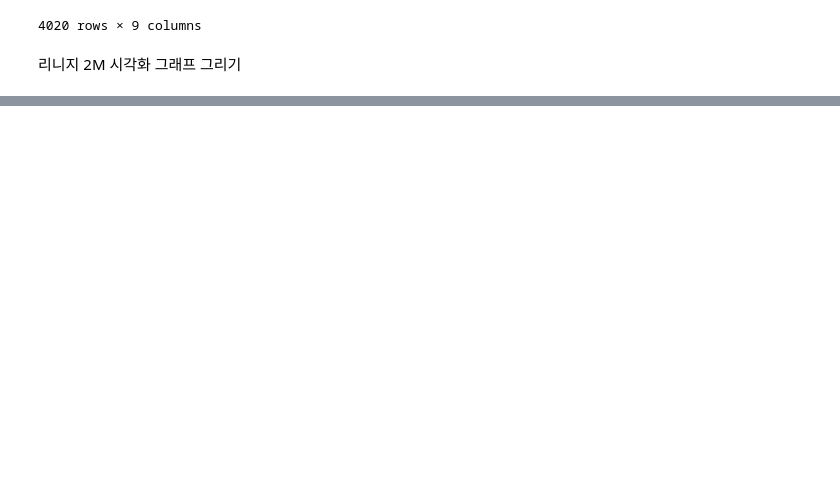
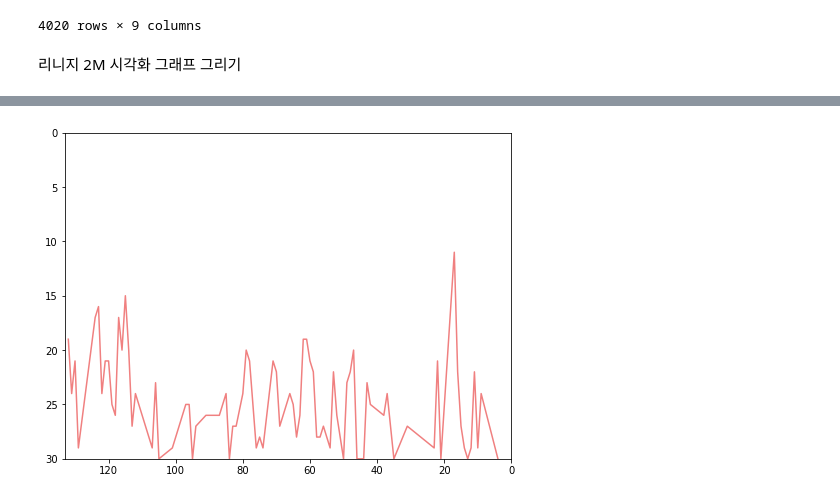
Before and after one commit to ssac-debbu/gameData, a Jupyter notebook: mobile_week_num.ipynb, the cells around one changed output, grey strips where cells are left out. Cells and saved outputs as stored; diff of their text form; code cells hidden in the pictures; blank space fills up the shorter version.

```diff
--- a/mobile_week_num.ipynb
+++ b/mobile_week_num.ipynb
@@ -68,0 +100,8 @@ plt.line()
+# %%
+plt.figure(figsize = (8, 6))
+plt.plot(bg['week_num'],bg['rank'],color = "lightcoral")
+plt.ylim(30,0)
+plt.xlim(133,0)
+plt.show()
+# %% [output]
+[figure, added]
```
Also changed, not shown: parts of 8 cells of this notebook.
